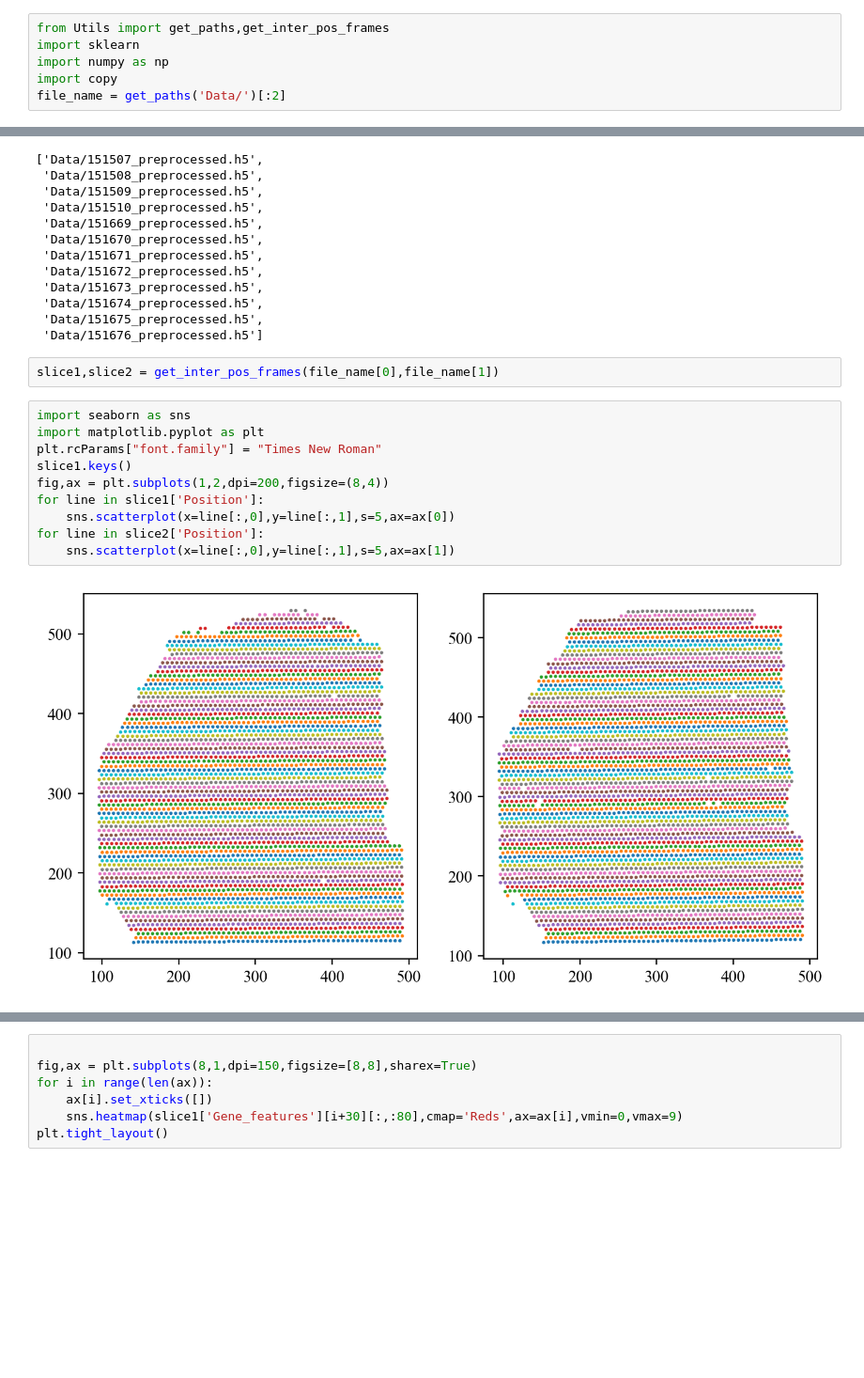
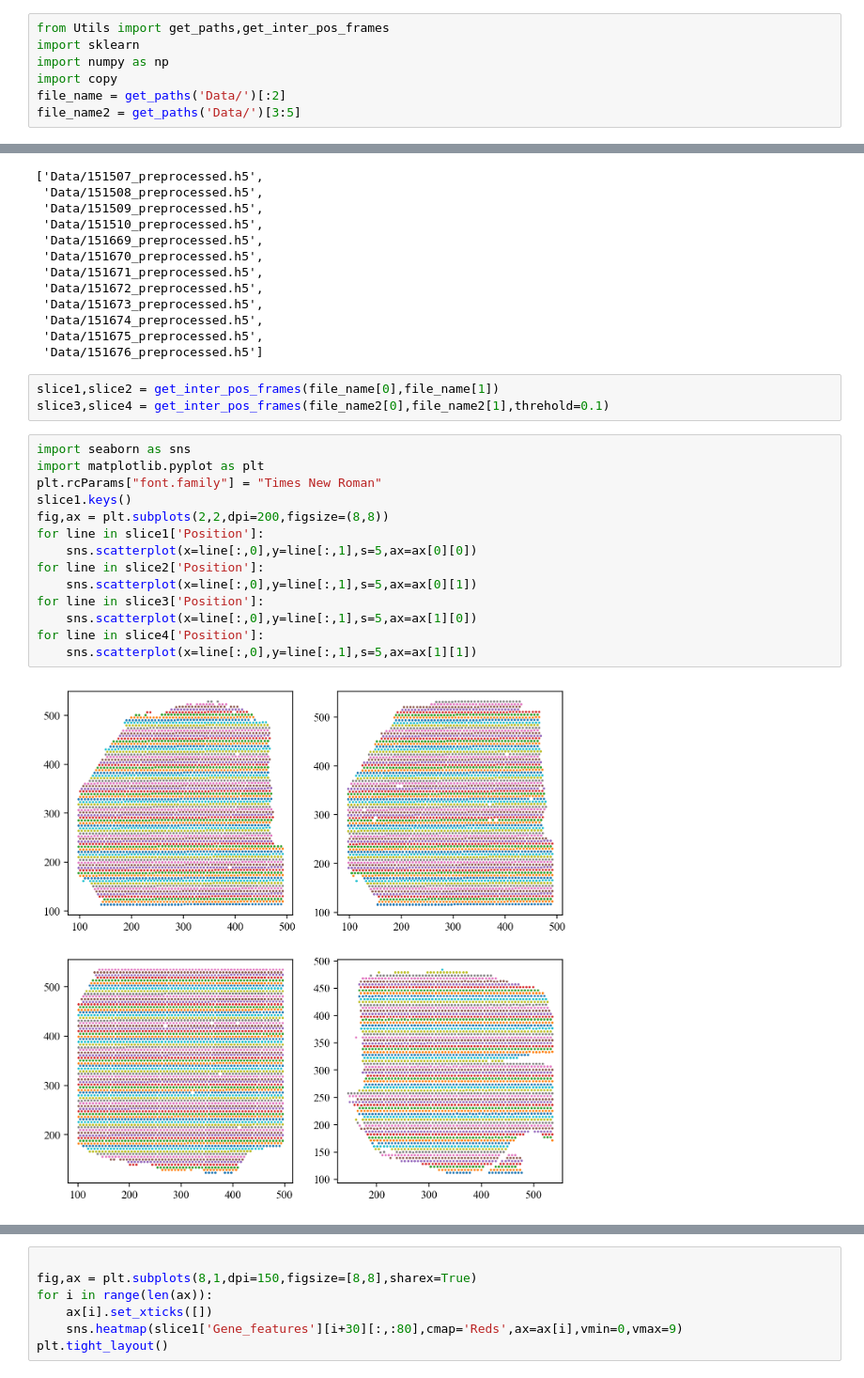
Before and after one commit to Stardust-lf/Transcriptomics, a Jupyter notebook: TestCode/main.ipynb, the cells around one changed output, grey strips where cells are left out. Shown at 94% size. Saved outputs shown, nothing was run; the diff lists cells and outputs as text; blank space fills up the shorter version.

```diff
--- a/TestCode/main.ipynb
+++ b/TestCode/main.ipynb
@@ -4,6 +4,7 @@ import sklearn
 import numpy as np
 import copy
 file_name = get_paths('Data/')[:2]
+file_name2 = get_paths('Data/')[3:5]
 # %%
 get_paths('Data/')
 # %% [output]
@@ -21,15 +22,20 @@ get_paths('Data/')
  'Data/151676_preprocessed.h5']
 # %%
 slice1,slice2 = get_inter_pos_frames(file_name[0],file_name[1])
+slice3,slice4 = get_inter_pos_frames(file_name2[0],file_name2[1],threhold=0.1)
 # %%
 import seaborn as sns
 import matplotlib.pyplot as plt
 plt.rcParams["font.family"] = "Times New Roman"
 slice1.keys()
-fig,ax = plt.subplots(1,2,dpi=200,figsize=(8,4))
+fig,ax = plt.subplots(2,2,dpi=200,figsize=(8,8))
 for line in slice1['Position']:
-    sns.scatterplot(x=line[:,0],y=line[:,1],s=5,ax=ax[0])
+    sns.scatterplot(x=line[:,0],y=line[:,1],s=5,ax=ax[0][0])
 for line in slice2['Position']:
-    sns.scatterplot(x=line[:,0],y=line[:,1],s=5,ax=ax[1])
+    sns.scatterplot(x=line[:,0],y=line[:,1],s=5,ax=ax[0][1])
+for line in slice3['Position']:
+    sns.scatterplot(x=line[:,0],y=line[:,1],s=5,ax=ax[1][0])
+for line in slice4['Position']:
+    sns.scatterplot(x=line[:,0],y=line[:,1],s=5,ax=ax[1][1])
 # %% [output]
-[figure, old version]
+[figure, new version]
```
Also changed, not shown: parts of 9 cells of this notebook, 2 other files.
